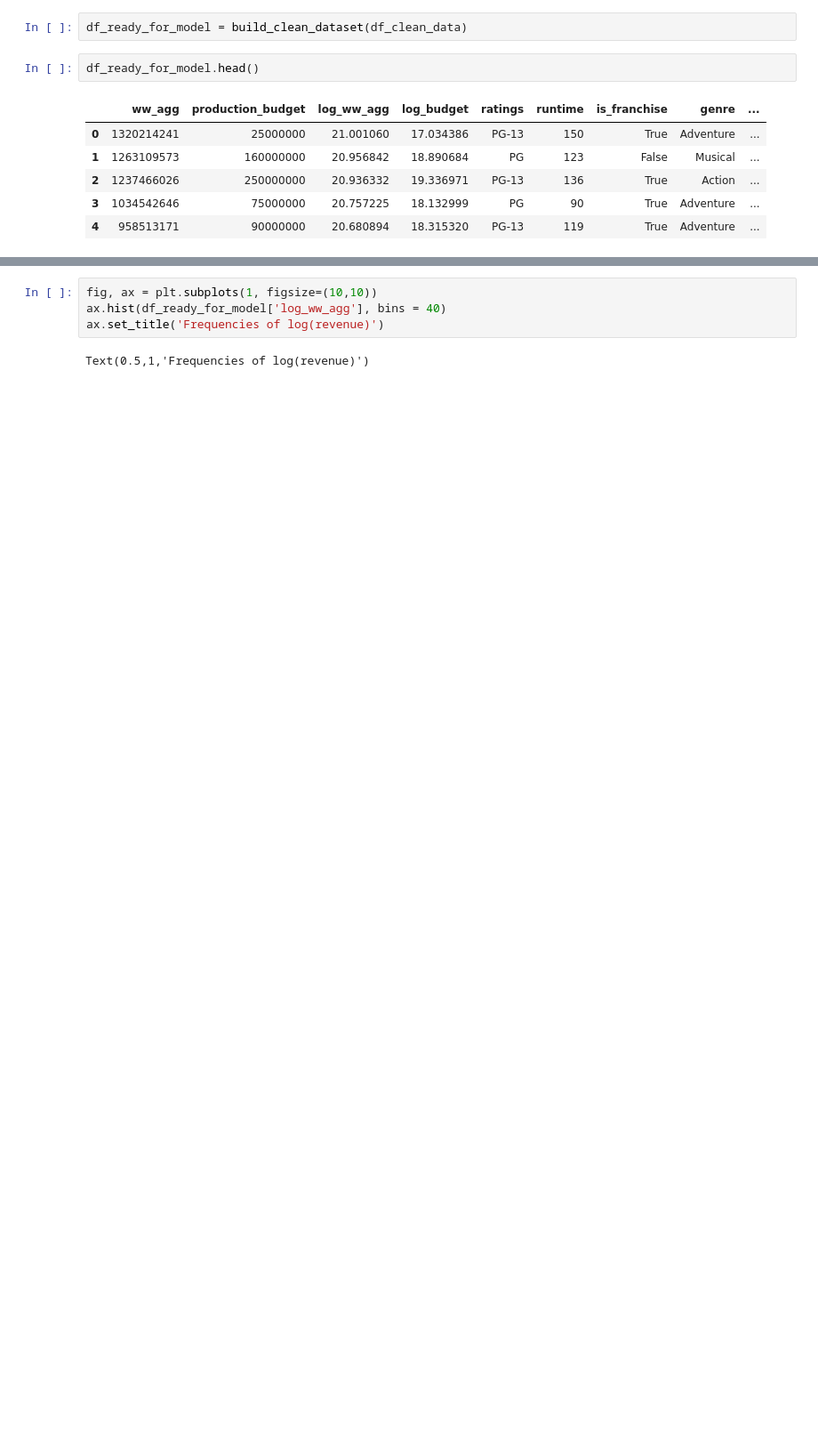
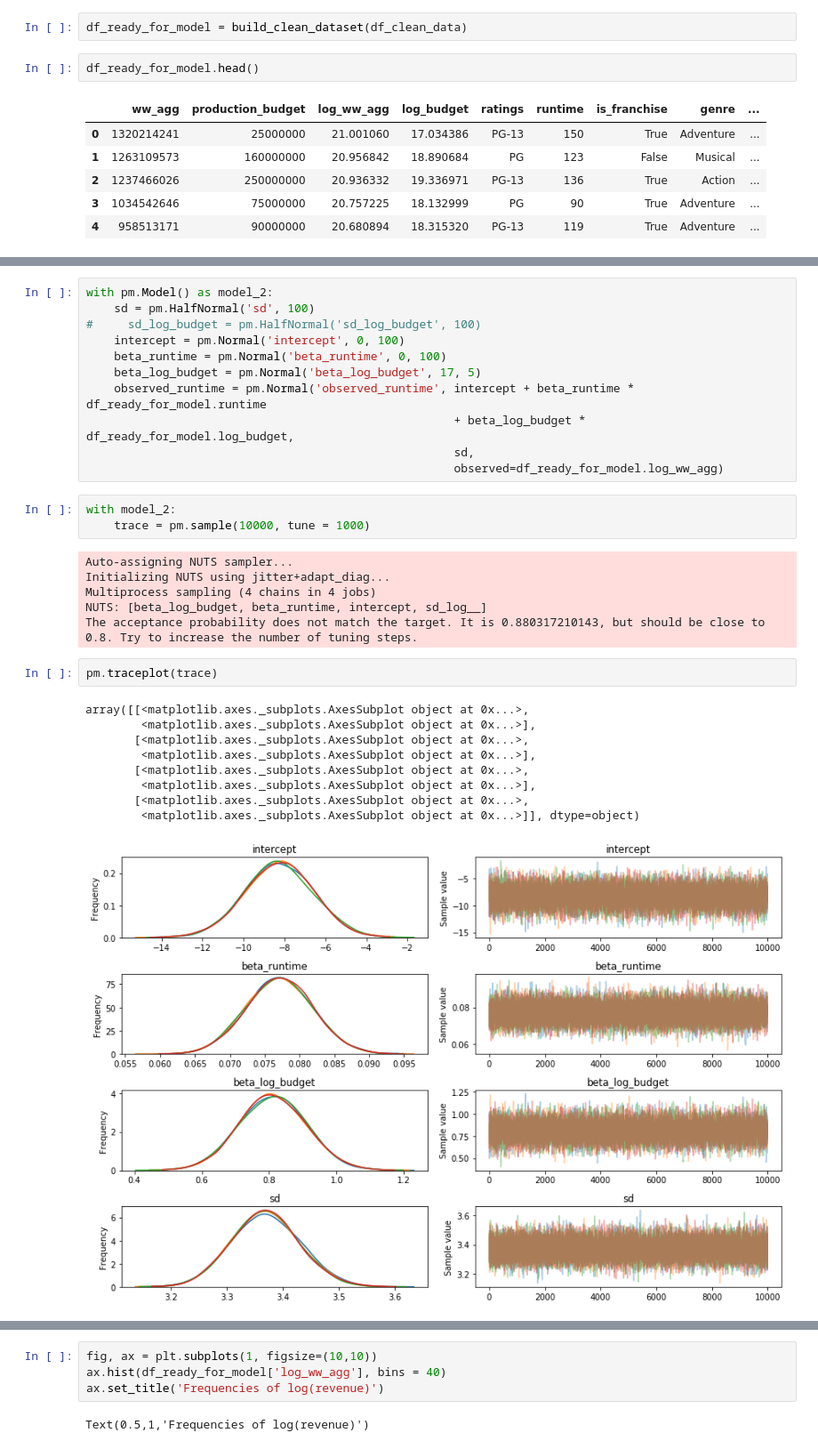
Before and after one commit to Rmloong/movie-revenue-predictor, a Jupyter notebook: EDA.ipynb, the cells around one changed output, grey strips where cells are left out. Shown at 89% size. Cells and saved outputs as stored; diff of their text form; blank space fills up the shorter version.

```diff
--- a/EDA.ipynb
+++ b/EDA.ipynb
@@ -740,0 +940,32 @@ str
+# %%
+with pm.Model() as model_2:
+    sd = pm.HalfNormal('sd', 100)
+#     sd_log_budget = pm.HalfNormal('sd_log_budget', 100)
+    intercept = pm.Normal('intercept', 0, 100)
+    beta_runtime = pm.Normal('beta_runtime', 0, 100)
+    beta_log_budget = pm.Normal('beta_log_budget', 17, 5)
+    observed_runtime = pm.Normal('observed_runtime', intercept + beta_runtime * df_ready_for_model.runtime
+                                                     + beta_log_budget * df_ready_for_model.log_budget,
+                                                     sd,
+                                                     observed=df_ready_for_model.log_ww_agg)
+# %%
+with model_2:
+    trace = pm.sample(10000, tune = 1000)
+# %% [output]
+Auto-assigning NUTS sampler...
+Initializing NUTS using jitter+adapt_diag...
+Multiprocess sampling (4 chains in 4 jobs)
+NUTS: [beta_log_budget, beta_runtime, intercept, sd_log__]
+The acceptance probability does not match the target. It is 0.880317210143, but should be close to 0.8. Try to increase the number of tuning steps.
+# %%
+pm.traceplot(trace)
+# %% [output]
+array([[<matplotlib.axes._subplots.AxesSubplot object at 0x...>,
+        <matplotlib.axes._subplots.AxesSubplot object at 0x...>],
+       [<matplotlib.axes._subplots.AxesSubplot object at 0x...>,
+        <matplotlib.axes._subplots.AxesSubplot object at 0x...>],
+       [<matplotlib.axes._subplots.AxesSubplot object at 0x...>,
+        <matplotlib.axes._subplots.AxesSubplot object at 0x...>],
+       [<matplotlib.axes._subplots.AxesSubplot object at 0x...>,
+        <matplotlib.axes._subplots.AxesSubplot object at 0x...>]], dtype=object)
+[figure, added]
```
Also changed, not shown: parts of 23 cells of this notebook, 1 other file.
